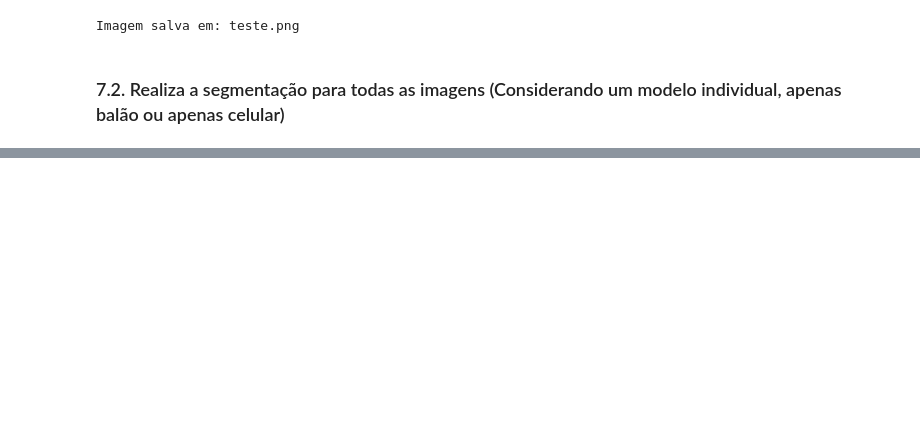
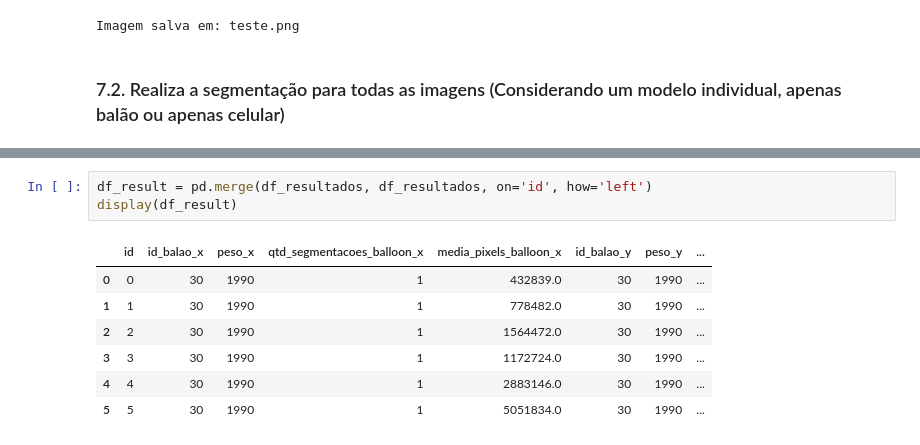
Before and after one commit to AriBarrosFilho/Future_Alaatus_Projeto_Local, a Jupyter notebook: 9 - Testes com os pesos de segmentação - Teste.ipynb, the cells around one changed output, grey strips where cells are left out. Saved outputs shown, nothing was run; the diff lists cells and outputs as text; blank space fills up the shorter version.

```diff
--- a/9 - Testes com os pesos de segmentação - Teste.ipynb
+++ b/9 - Testes com os pesos de segmentação - Teste.ipynb
@@ -1012,0 +1015,11 @@ lista_resultados
+# %%
+df_result = pd.merge(df_resultados, df_resultados, on='id', how='left')
+display(df_result)
+# %% [output]
+|  | id | id_balao_x | peso_x | qtd_segmentacoes_balloon_x | media_pixels_balloon_x | id_balao_y | peso_y | ... |
+| 0 | 0 | 30 | 1990 | 1 | 432839.0 | 30 | 1990 | ... |
+| 1 | 1 | 30 | 1990 | 1 | 778482.0 | 30 | 1990 | ... |
+| 2 | 2 | 30 | 1990 | 1 | 1564472.0 | 30 | 1990 | ... |
+| 3 | 3 | 30 | 1990 | 1 | 1172724.0 | 30 | 1990 | ... |
+| 4 | 4 | 30 | 1990 | 1 | 2883146.0 | 30 | 1990 | ... |
+| 5 | 5 | 30 | 1990 | 1 | 5051834.0 | 30 | 1990 | ... |
```
Also changed, not shown: parts of 10 cells of this notebook, 6 other files.
